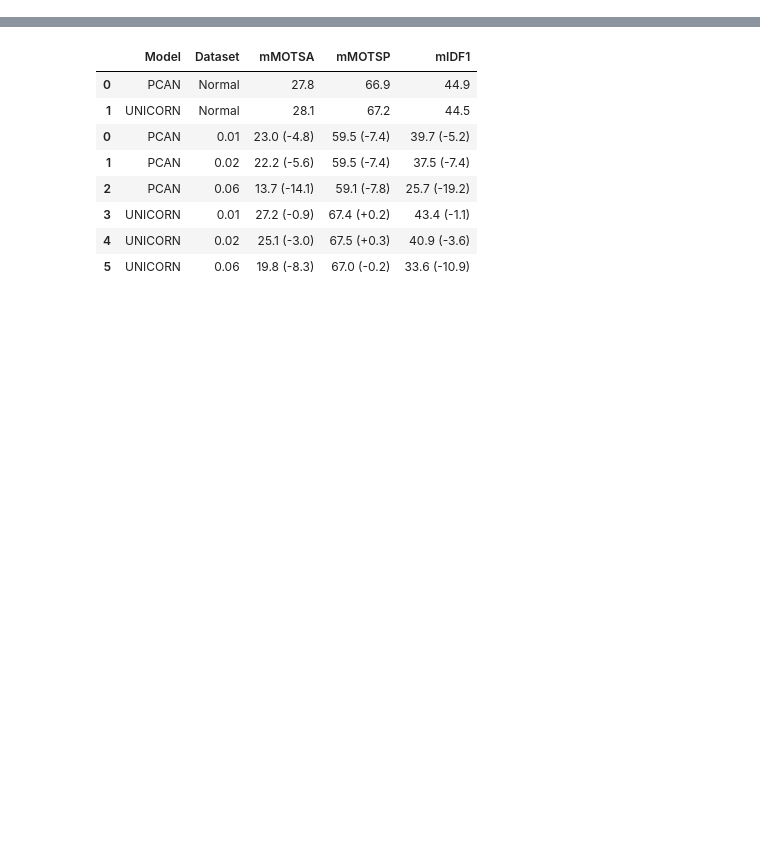
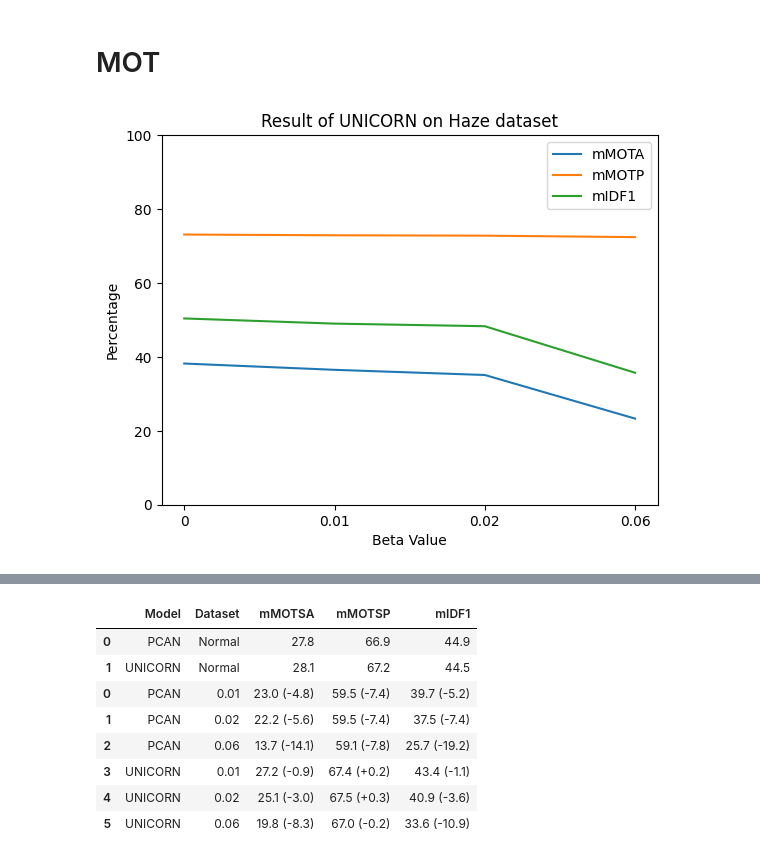
Before and after one commit to 2223CUHKFYP/2223CUHKFYP.github.io, a Jupyter notebook: resources/make_graph.ipynb, the cells around one changed output, grey strips where cells are left out. Drawn from its saved outputs; the diff is of its cells as text; code cells hidden in the pictures; blank space fills up the shorter version.

Commit message:
Update figures

```diff
--- a/resources/make_graph.ipynb
+++ b/resources/make_graph.ipynb
@@ -2,3 +2,33 @@
 import pandas as pd
 from matplotlib import pyplot as plt
 import numpy as np
+# %% [markdown]
+# MOT
+# %%
+df_norm = pd.read_excel("mot_result.xlsx", sheet_name="normal")
+df_haze = pd.read_excel("mot_result.xlsxdef get_val(x):
+    try:
+        return x.split("(")[0].split(")")[0].replace("+","")
+    except:
+        return x", sheet_name="haze")
+df = pd.concat([df_norm, df_haze])
+# %%
+models = ["UNICORN"]
+metrics = ["mMOTA", "mMOTP", "mIDF1"]
+for model in models:
+    for metric in metrics:
+        target_df = df[df["Model"]==model][["Model", "Dataset", metric]]
+        target_df["Dataset"] = target_df["Dataset"].astype(str)
+        target_df[metric] = target_df[metric].astype(str).apply(lambda x:x.split("(")[0]).astype(float)
+        plt.plot(target_df["Dataset"], target_df[metric], label=metric)
+        plt.xlabel("Beta Value")
+        plt.xticks(range(4), ["0", "0.01", "0.02", "0.06"])
+        #plt.xticklabels(["0.01", "0.02", "0.06"])
+        plt.ylabel("Percentage")
+        plt.ylim(0,100)
+        plt.title(f"Result of {model} on Haze dataset")
+    plt.legend(loc="best")
+    plt.savefig(f"{model}_haze_MOT")
+    plt.show()
+# %% [output]
+[figure, added]
```
Also changed, not shown: parts of 5 cells of this notebook, 4 other files.
